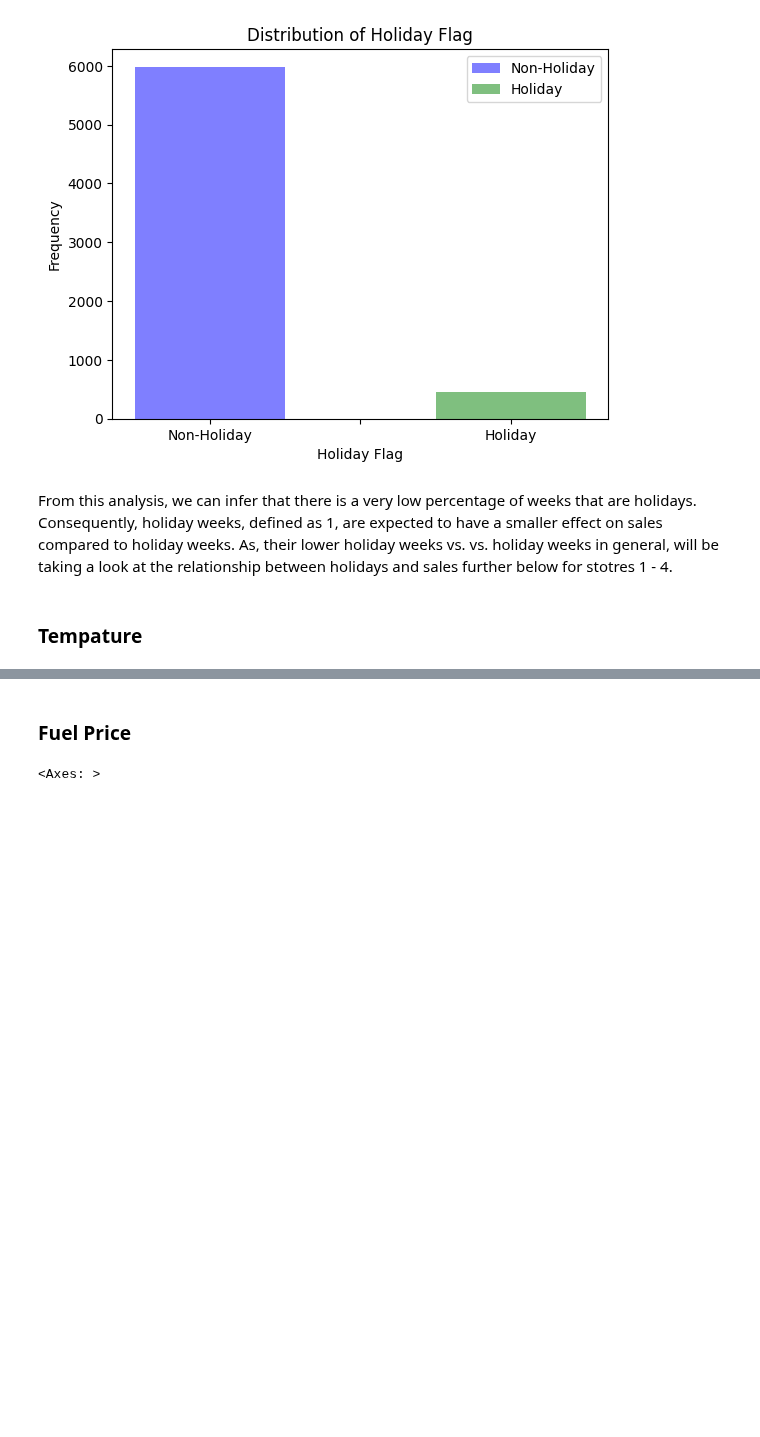
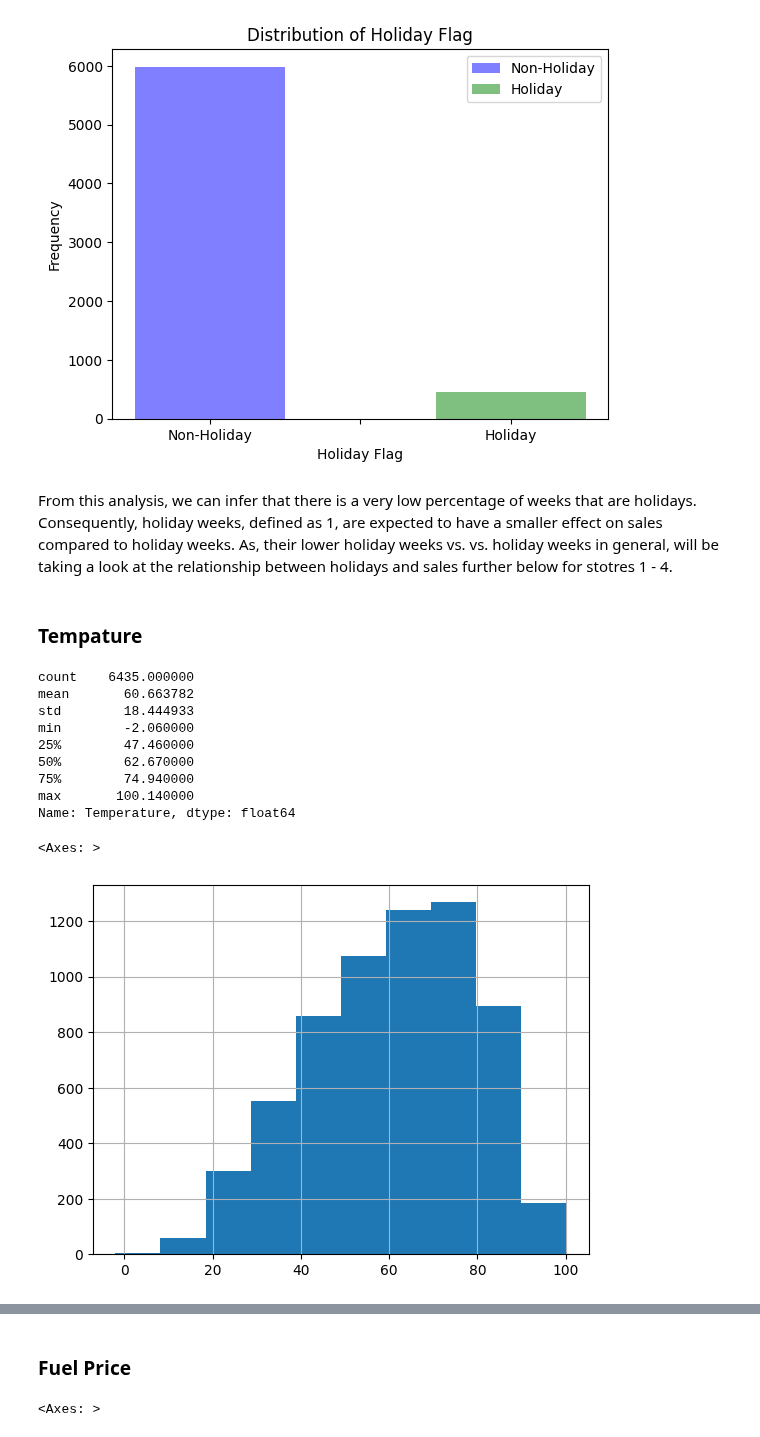
Before and after one commit to ChrisPerezLebron/CMSC320Project, a Jupyter notebook: main.ipynb, the cells around one changed output, grey strips where cells are left out. Cells and saved outputs as stored; diff of their text form; code cells hidden in the pictures; blank space fills up the shorter version.

Commit message:
took a look a temperature

```diff
--- a/main.ipynb
+++ b/main.ipynb
@@ -179,3 +192,18 @@ plt.show()
 From this analysis, we can infer that there is a very low percentage of weeks that are holidays. Consequently, holiday weeks, defined as 1, are expected to have a smaller effect on sales compared to holiday weeks. As, their lower holiday weeks vs. vs. holiday weeks in general, will be taking a look at the relationship between holidays and sales further below for stotres 1 - 4.
 # %% [markdown]
 ### Tempature
+# %%
+print(df["Temperature"].describe())
+df["Temperature"].hist()
+# %% [output]
+count    6435.000000
+mean       60.663782
+std        18.444933
+min        -2.060000
+25%        47.460000
+50%        62.670000
+75%        74.940000
+max       100.140000
+Name: Temperature, dtype: float64
+<Axes: >
+[figure, added]
```
Also changed, not shown: parts of 3 cells of this notebook.
